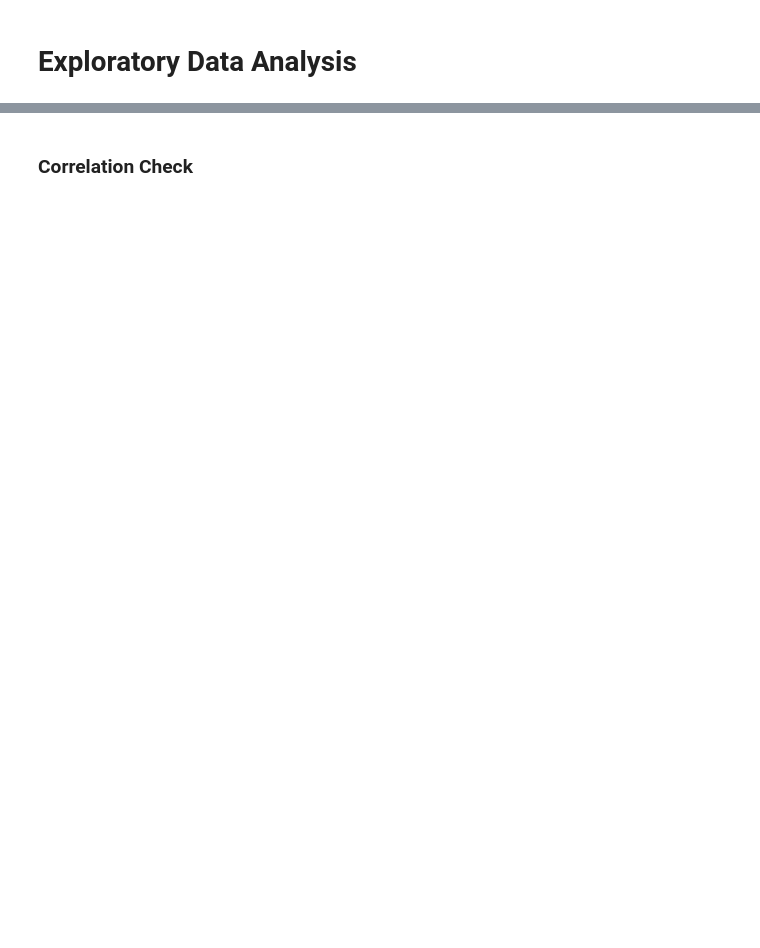
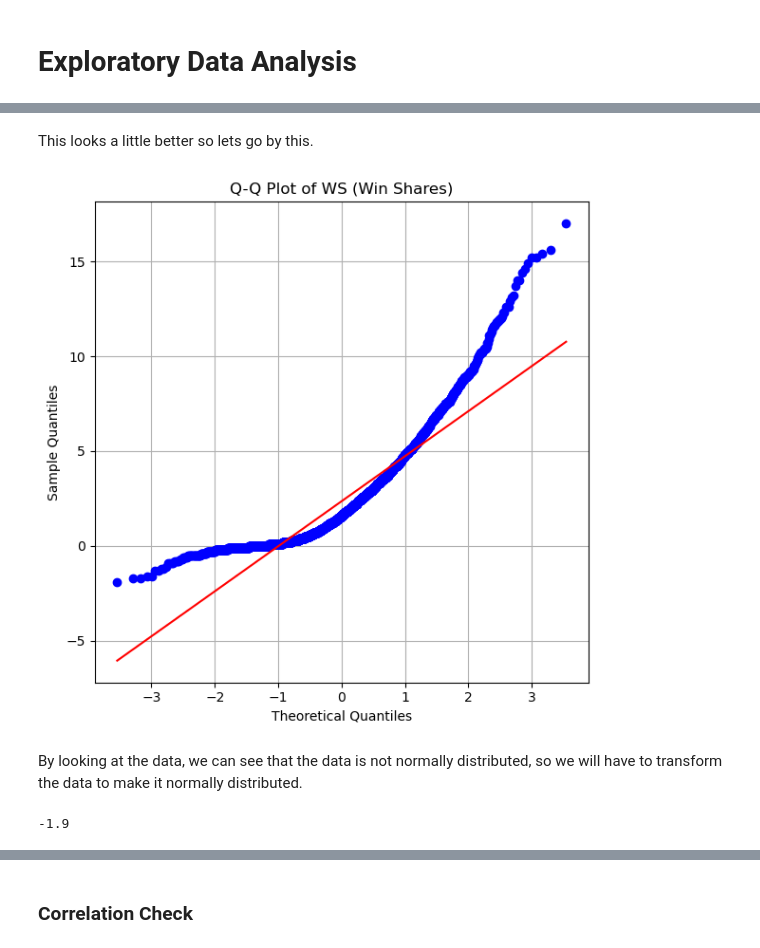
Before and after one commit to oduku1/Omar_Dukureh_Capstone_Final, a Jupyter notebook: Omar_Dukureh_Sprint_1/data.ipynb, the cells around one changed output, grey strips where cells are left out. Drawn from its saved outputs; the diff is of its cells as text; code cells hidden in the pictures; blank space fills up the shorter version.

```diff
--- a/Omar_Dukureh_Sprint_1/data.ipynb
+++ b/Omar_Dukureh_Sprint_1/data.ipynb
@@ -322,0 +282,21 @@ TOV_log  0.838992  0.842093  0.650421  0.680936  0.380388  1.000000
+# %% [markdown]
+This looks a little better so lets go by this.
+# %%
+ws_data = Nba_combined['WS'].dropna()
+
+plt.figure(figsize=(6, 6))
+stats.probplot(ws_data, dist="norm", plot=plt)
+plt.title('Q-Q Plot of WS (Win Shares)')
+plt.xlabel('Theoretical Quantiles')
+plt.ylabel('Sample Quantiles')
+plt.grid(True)
+plt.tight_layout()
+plt.show()
+# %% [output]
+[figure, added]
+# %% [markdown]
+By looking at the data, we can see that the data is not normally distributed, so we will have to transform the data to make it normally distributed.
+# %%
+print(Nba_combined['WS'].min())
+# %% [output]
+-1.9
```
Also changed, not shown: parts of 48 cells of this notebook, 3 other files.
